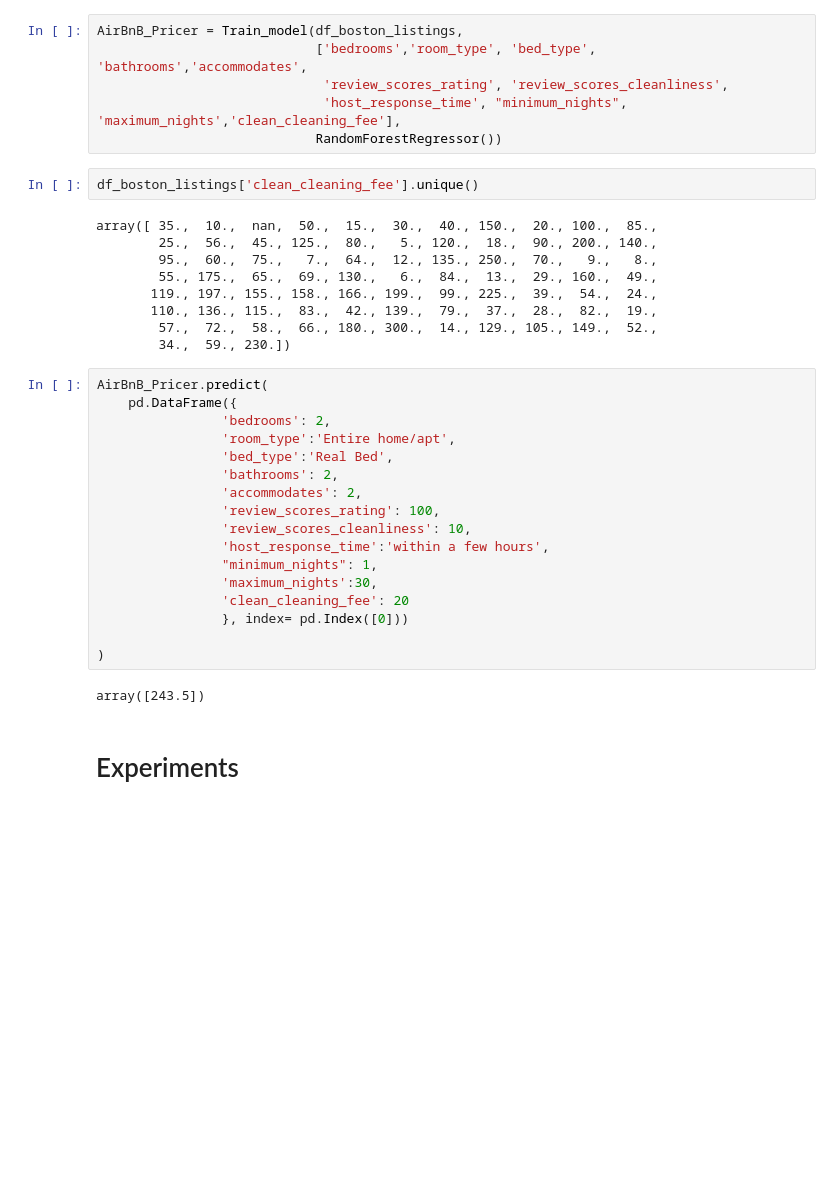
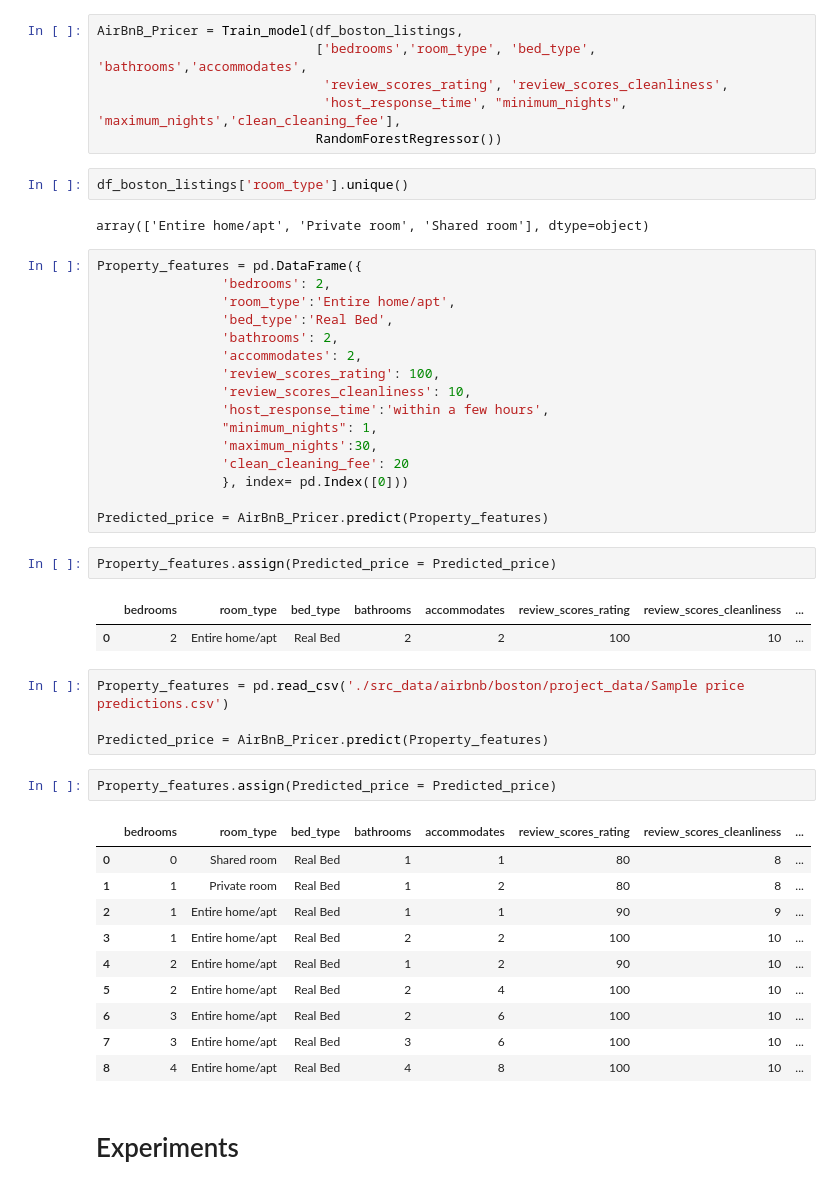
Before and after one commit to edonkoh/udacity_airbnb, a Jupyter notebook: airbnb.ipynb, the cells around one changed output. Cells and saved outputs as stored; diff of their text form; blank space fills up the shorter version.

```diff
--- a/airbnb.ipynb
+++ b/airbnb.ipynb
@@ -463,19 +472,11 @@ AirBnB_Pricer = Train_model(df_boston_listings,
                              'host_response_time', "minimum_nights", 'maximum_nights','clean_cleaning_fee'],
                             RandomForestRegressor())
 # %%
-df_boston_listings['clean_cleaning_fee'].unique()
+df_boston_listings['room_type'].unique()
 # %% [output]
-array([ 35.,  10.,  nan,  50.,  15.,  30.,  40., 150.,  20., 100.,  85.,
-        25.,  56.,  45., 125.,  80.,   5., 120.,  18.,  90., 200., 140.,
-        95.,  60.,  75.,   7.,  64.,  12., 135., 250.,  70.,   9.,   8.,
-        55., 175.,  65.,  69., 130.,   6.,  84.,  13.,  29., 160.,  49.,
-       119., 197., 155., 158., 166., 199.,  99., 225.,  39.,  54.,  24.,
-       110., 136., 115.,  83.,  42., 139.,  79.,  37.,  28.,  82.,  19.,
-        57.,  72.,  58.,  66., 180., 300.,  14., 129., 105., 149.,  52.,
-        34.,  59., 230.])
+array(['Entire home/apt', 'Private room', 'Shared room'], dtype=object)
 # %%
-AirBnB_Pricer.predict(
-    pd.DataFrame({
+Property_features = pd.DataFrame({
                 'bedrooms': 2,
                 'room_type':'Entire home/apt',
                 'bed_type':'Real Bed',
@@ -489,9 +490,29 @@ AirBnB_Pricer.predict(
                 'clean_cleaning_fee': 20
                 }, index= pd.Index([0]))
 
-)
+Predicted_price = AirBnB_Pricer.predict(Property_features)
-# %% [output]
-array([243.5])
+# %%
+Property_features.assign(Predicted_price = Predicted_price)
+# %% [output]
+|  | bedrooms | room_type | bed_type | bathrooms | accommodates | review_scores_rating | review_scores_cleanliness | ... |
+| 0 | 2 | Entire home/apt | Real Bed | 2 | 2 | 100 | 10 | ... |
+# %%
+Property_features = pd.read_csv('./src_data/airbnb/boston/project_data/Sample price predictions.csv')
+
+Predicted_price = AirBnB_Pricer.predict(Property_features)
+# %%
+Property_features.assign(Predicted_price = Predicted_price)
+# %% [output]
+|  | bedrooms | room_type | bed_type | bathrooms | accommodates | review_scores_rating | review_scores_cleanliness | ... |
+| 0 | 0 | Shared room | Real Bed | 1 | 1 | 80 | 8 | ... |
+| 1 | 1 | Private room | Real Bed | 1 | 2 | 80 | 8 | ... |
+| 2 | 1 | Entire home/apt | Real Bed | 1 | 1 | 90 | 9 | ... |
+| 3 | 1 | Entire home/apt | Real Bed | 2 | 2 | 100 | 10 | ... |
+| 4 | 2 | Entire home/apt | Real Bed | 1 | 2 | 90 | 10 | ... |
+| 5 | 2 | Entire home/apt | Real Bed | 2 | 4 | 100 | 10 | ... |
+| 6 | 3 | Entire home/apt | Real Bed | 2 | 6 | 100 | 10 | ... |
+| 7 | 3 | Entire home/apt | Real Bed | 3 | 6 | 100 | 10 | ... |
+| 8 | 4 | Entire home/apt | Real Bed | 4 | 8 | 100 | 10 | ... |
 # %% [markdown]
 # Experiments
 # %%
```
Also changed, not shown: parts of 4 cells of this notebook.
